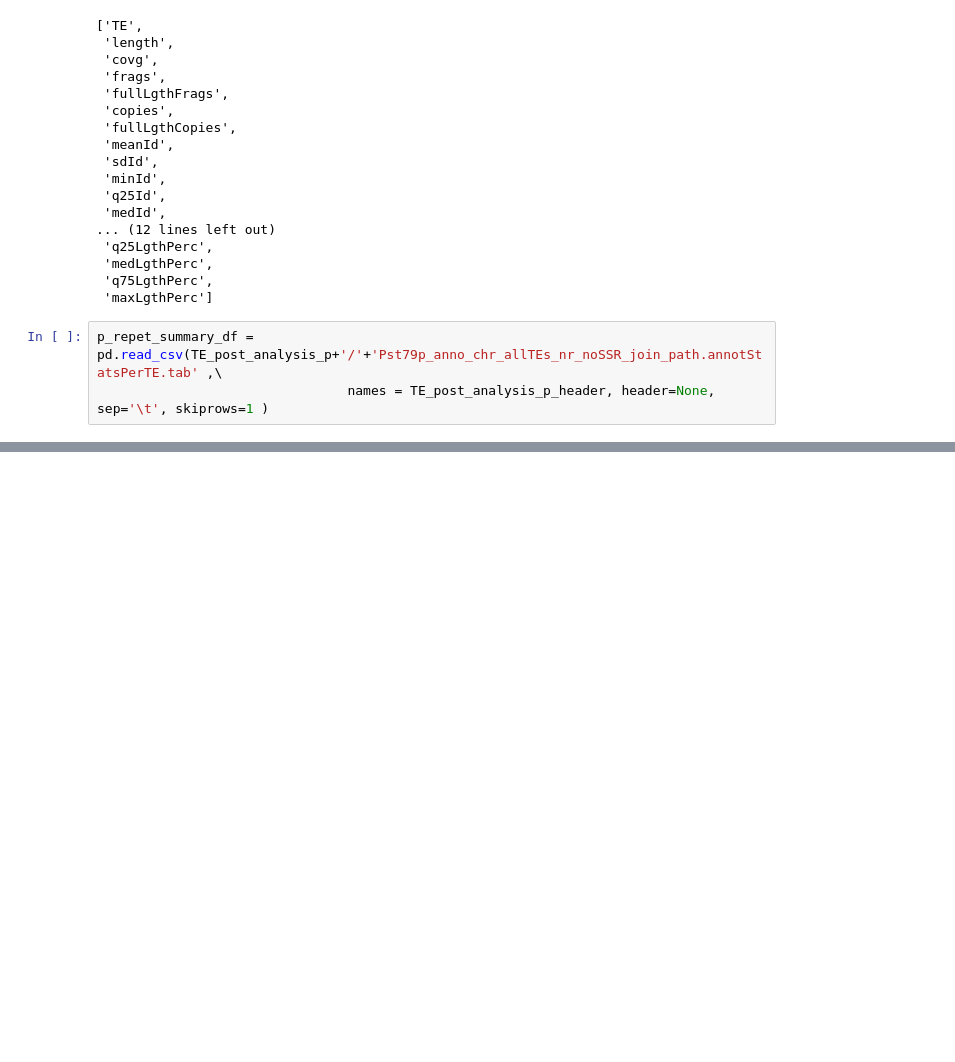
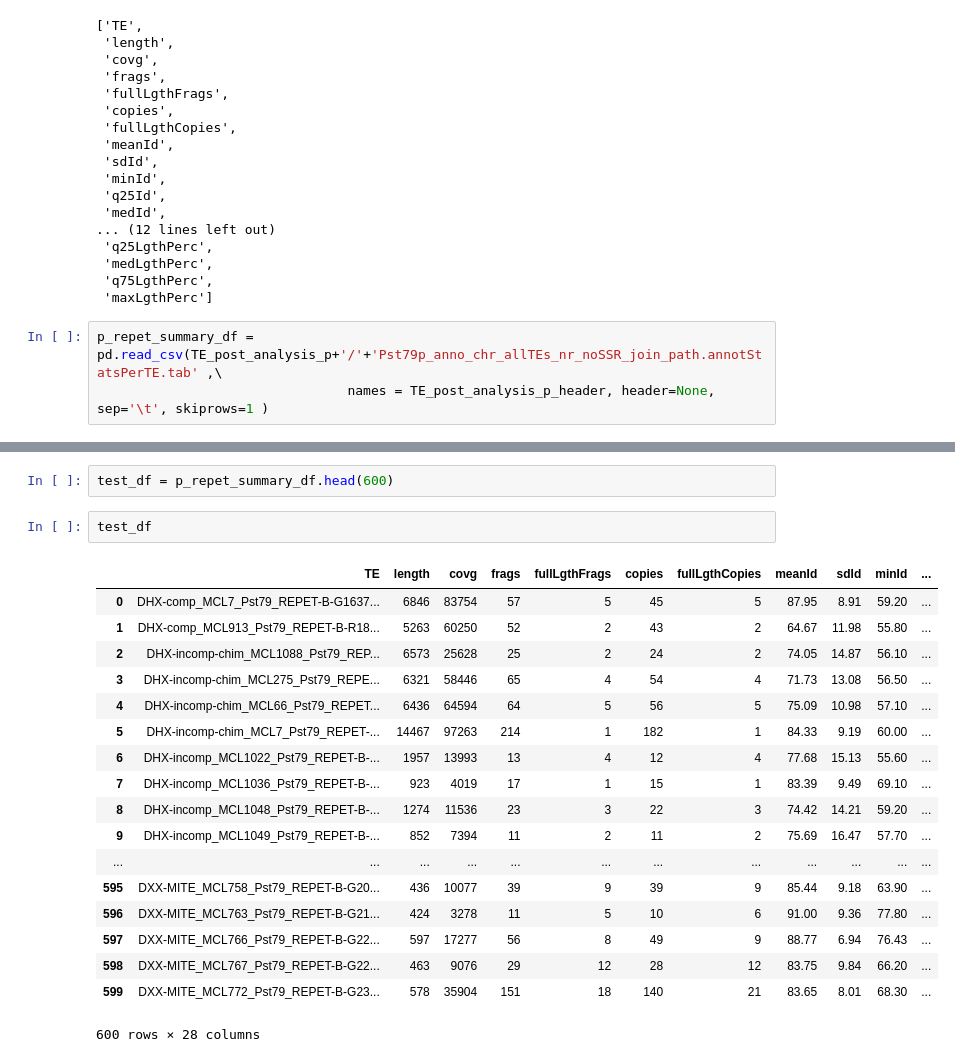
Before and after one commit to BenjaminSchwessinger/Pst_104E_analysis, a Jupyter notebook: Pst_104E_v12_TE_filtering_and_summary.ipynb, the cells around one changed output, grey strips where cells are left out. Cells and saved outputs as stored; diff of their text form; blank space fills up the shorter version.

```diff
--- a/Pst_104E_v12_TE_filtering_and_summary.ipynb
+++ b/Pst_104E_v12_TE_filtering_and_summary.ipynb
@@ -67,0 +83,23 @@ p_repet_summary_df.head()
+# %%
+test_df = p_repet_summary_df.head(600)
+# %%
+test_df
+# %% [output]
+|  | TE | length | covg | frags | fullLgthFrags | copies | fullLgthCopies | meanId | sdId | minId | ... |
+| 0 | DHX-comp_MCL7_Pst79_REPET-B-G1637... | 6846 | 83754 | 57 | 5 | 45 | 5 | 87.95 | 8.91 | 59.20 | ... |
+| 1 | DHX-comp_MCL913_Pst79_REPET-B-R18... | 5263 | 60250 | 52 | 2 | 43 | 2 | 64.67 | 11.98 | 55.80 | ... |
+| 2 | DHX-incomp-chim_MCL1088_Pst79_REP... | 6573 | 25628 | 25 | 2 | 24 | 2 | 74.05 | 14.87 | 56.10 | ... |
+| 3 | DHX-incomp-chim_MCL275_Pst79_REPE... | 6321 | 58446 | 65 | 4 | 54 | 4 | 71.73 | 13.08 | 56.50 | ... |
+| 4 | DHX-incomp-chim_MCL66_Pst79_REPET... | 6436 | 64594 | 64 | 5 | 56 | 5 | 75.09 | 10.98 | 57.10 | ... |
+| 5 | DHX-incomp-chim_MCL7_Pst79_REPET-... | 14467 | 97263 | 214 | 1 | 182 | 1 | 84.33 | 9.19 | 60.00 | ... |
+| 6 | DHX-incomp_MCL1022_Pst79_REPET-B-... | 1957 | 13993 | 13 | 4 | 12 | 4 | 77.68 | 15.13 | 55.60 | ... |
+| 7 | DHX-incomp_MCL1036_Pst79_REPET-B-... | 923 | 4019 | 17 | 1 | 15 | 1 | 83.39 | 9.49 | 69.10 | ... |
+| 8 | DHX-incomp_MCL1048_Pst79_REPET-B-... | 1274 | 11536 | 23 | 3 | 22 | 3 | 74.42 | 14.21 | 59.20 | ... |
+| 9 | DHX-incomp_MCL1049_Pst79_REPET-B-... | 852 | 7394 | 11 | 2 | 11 | 2 | 75.69 | 16.47 | 57.70 | ... |
+| ... | ... | ... | ... | ... | ... | ... | ... | ... | ... | ... | ... |
+| 595 | DXX-MITE_MCL758_Pst79_REPET-B-G20... | 436 | 10077 | 39 | 9 | 39 | 9 | 85.44 | 9.18 | 63.90 | ... |
+| 596 | DXX-MITE_MCL763_Pst79_REPET-B-G21... | 424 | 3278 | 11 | 5 | 10 | 6 | 91.00 | 9.36 | 77.80 | ... |
+| 597 | DXX-MITE_MCL766_Pst79_REPET-B-G22... | 597 | 17277 | 56 | 8 | 49 | 9 | 88.77 | 6.94 | 76.43 | ... |
+| 598 | DXX-MITE_MCL767_Pst79_REPET-B-G22... | 463 | 9076 | 29 | 12 | 28 | 12 | 83.75 | 9.84 | 66.20 | ... |
+| 599 | DXX-MITE_MCL772_Pst79_REPET-B-G23... | 578 | 35904 | 151 | 18 | 140 | 21 | 83.65 | 8.01 | 68.30 | ... |
+600 rows × 28 columns
```
Also changed, not shown: parts of 45 cells of this notebook.
